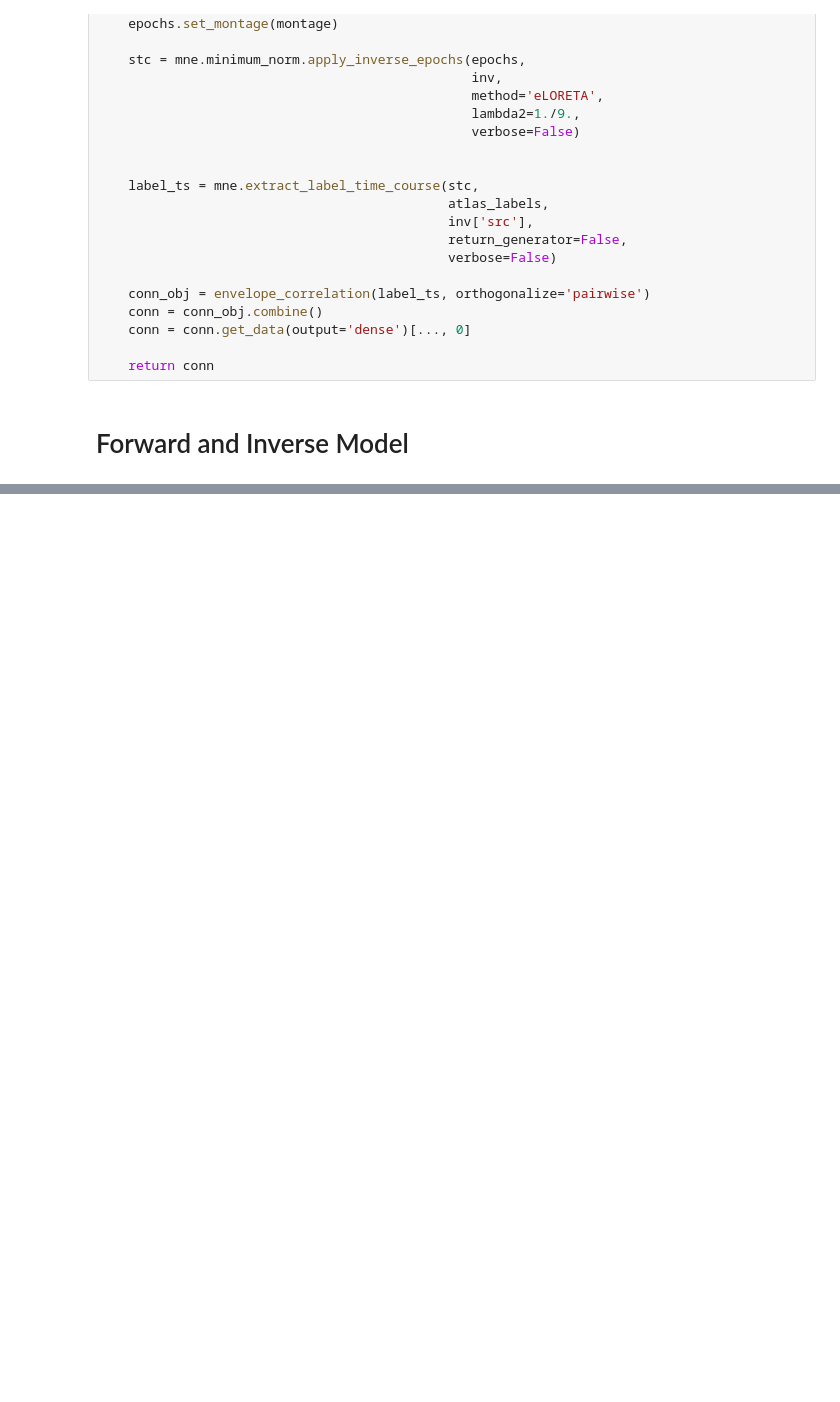
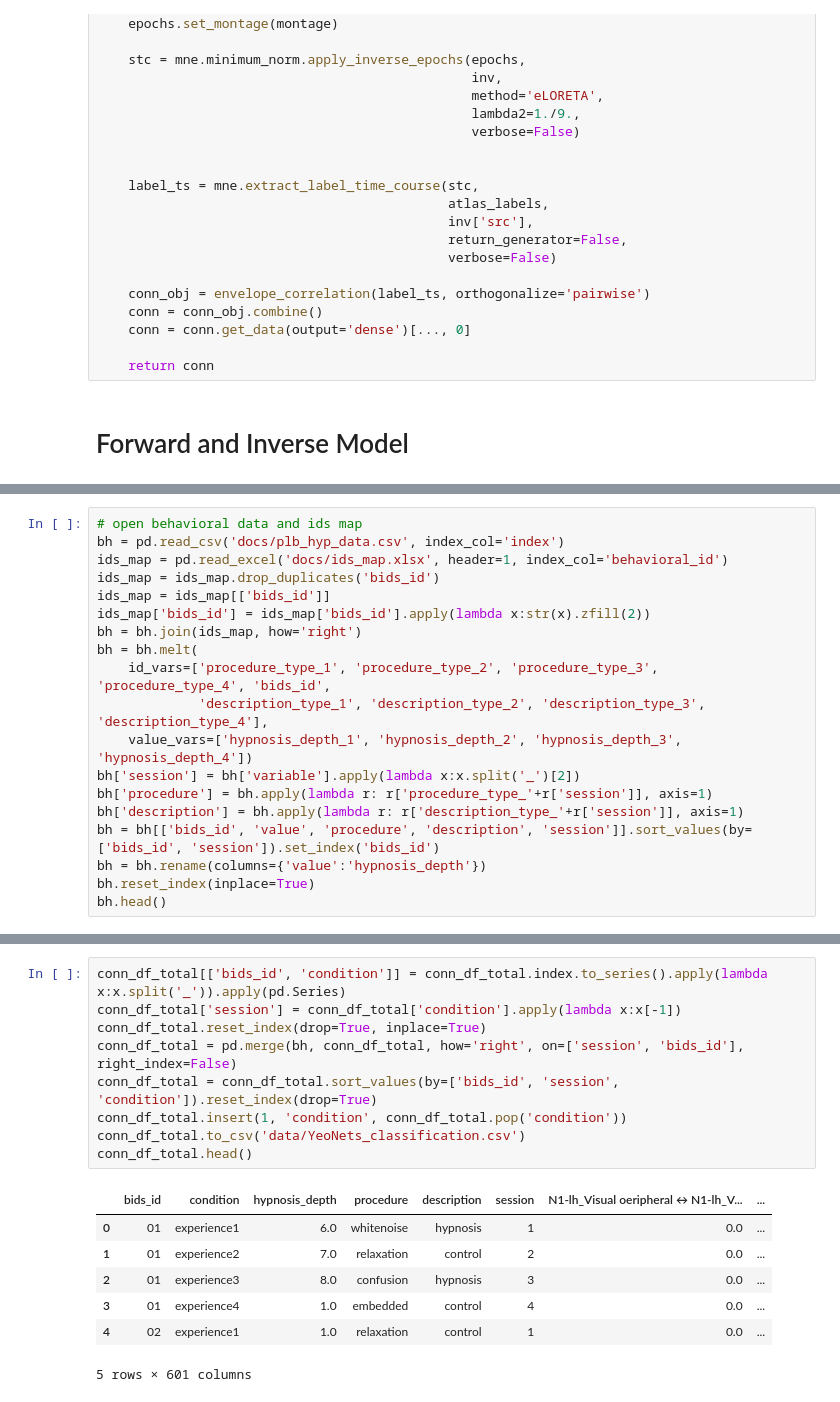
Before and after one commit to sycomix/SuggNet, a Jupyter notebook: notebooks/classification/3.1 Source Reconstruction.ipynb, the cells around one changed output, grey strips where cells are left out. Cells and saved outputs as stored; diff of their text form; blank space fills up the shorter version.

```diff
--- a/notebooks/classification/3.1 Source Reconstruction.ipynb
+++ b/notebooks/classification/3.1 Source Reconstruction.ipynb
@@ -157,0 +218,19 @@ plot_corr(conn, 'Pairwise')
+# %%
+# open behavioral data and ids map
+bh = pd.read_csv('docs/plb_hyp_data.csv', index_col='index')
+ids_map = pd.read_excel('docs/ids_map.xlsx', header=1, index_col='behavioral_id')
+ids_map = ids_map.drop_duplicates('bids_id')
+ids_map = ids_map[['bids_id']]
+ids_map['bids_id'] = ids_map['bids_id'].apply(lambda x:str(x).zfill(2))
+bh = bh.join(ids_map, how='right')
+bh = bh.melt(
+    id_vars=['procedure_type_1', 'procedure_type_2', 'procedure_type_3', 'procedure_type_4', 'bids_id',
+             'description_type_1', 'description_type_2', 'description_type_3', 'description_type_4'],
+    value_vars=['hypnosis_depth_1', 'hypnosis_depth_2', 'hypnosis_depth_3', 'hypnosis_depth_4'])
+bh['session'] = bh['variable'].apply(lambda x:x.split('_')[2])
+bh['procedure'] = bh.apply(lambda r: r['procedure_type_'+r['session']], axis=1)
+bh['description'] = bh.apply(lambda r: r['description_type_'+r['session']], axis=1)
+bh = bh[['bids_id', 'value', 'procedure', 'description', 'session']].sort_values(by=['bids_id', 'session']).set_index('bids_id')
+bh = bh.rename(columns={'value':'hypnosis_depth'})
+bh.reset_index(inplace=True)
+bh.head()
@@ -157,0 +244,17 @@ plot_corr(conn, 'Pairwise')
+# %%
+conn_df_total[['bids_id', 'condition']] = conn_df_total.index.to_series().apply(lambda x:x.split('_')).apply(pd.Series)
+conn_df_total['session'] = conn_df_total['condition'].apply(lambda x:x[-1])
+conn_df_total.reset_index(drop=True, inplace=True)
+conn_df_total = pd.merge(bh, conn_df_total, how='right', on=['session', 'bids_id'], right_index=False)
+conn_df_total = conn_df_total.sort_values(by=['bids_id', 'session', 'condition']).reset_index(drop=True)
+conn_df_total.insert(1, 'condition', conn_df_total.pop('condition'))
+conn_df_total.to_csv('data/YeoNets_classification.csv')
+conn_df_total.head()
+# %% [output]
+|  | bids_id | condition | hypnosis_depth | procedure | description | session | N1-lh_Visual oeripheral ↔ N1-lh_V... | ... |
+| 0 | 01 | experience1 | 6.0 | whitenoise | hypnosis | 1 | 0.0 | ... |
+| 1 | 01 | experience2 | 7.0 | relaxation | control | 2 | 0.0 | ... |
+| 2 | 01 | experience3 | 8.0 | confusion | hypnosis | 3 | 0.0 | ... |
+| 3 | 01 | experience4 | 1.0 | embedded | control | 4 | 0.0 | ... |
+| 4 | 02 | experience1 | 1.0 | relaxation | control | 1 | 0.0 | ... |
+5 rows × 601 columns
```
Also changed, not shown: parts of 7 cells of this notebook.
